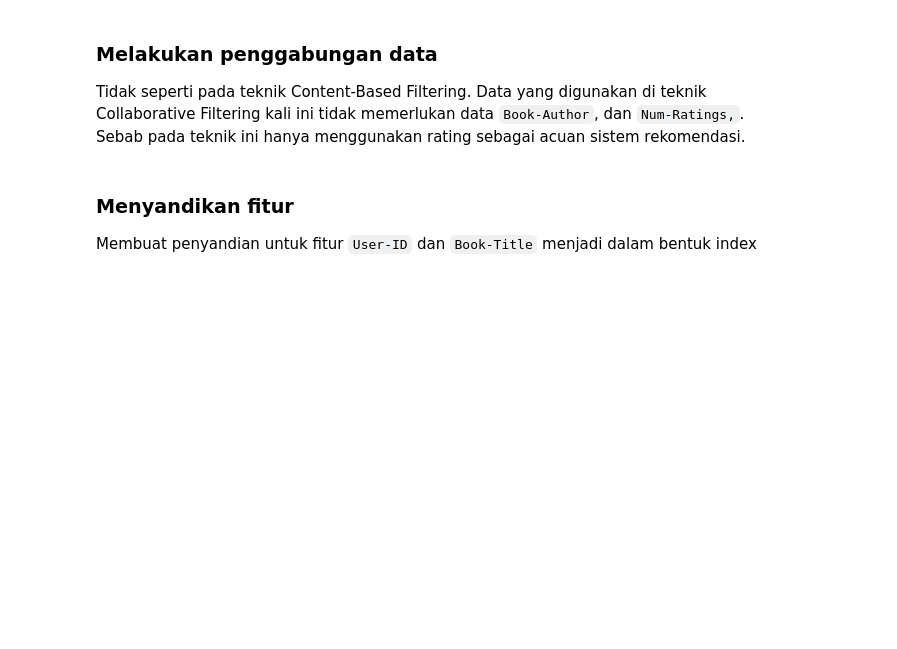
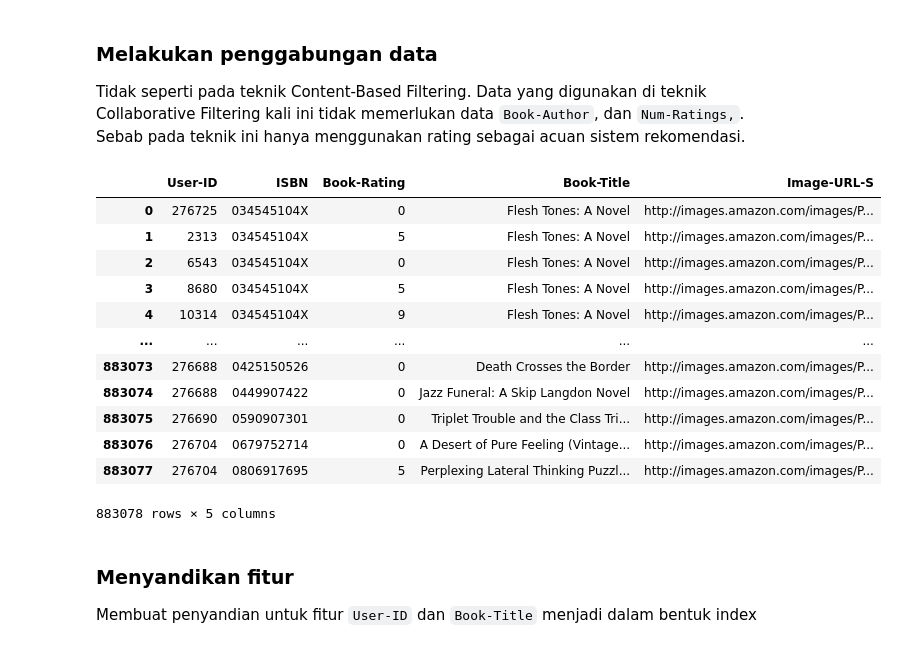
Before and after one commit to ziss11/books-recommendation, a Jupyter notebook: BookRecommendation.ipynb, the cells around one changed output. Cells and saved outputs as stored; diff of their text form; code cells hidden in the pictures; blank space fills up the shorter version.

```diff
--- a/BookRecommendation.ipynb
+++ b/BookRecommendation.ipynb
@@ -480,7 +502,22 @@ Tidak seperti pada teknik Content-Based Filtering. Data yang digunakan di teknik
 # %%
 df = ratings
 df = df.merge(new_books, on='ISBN')
 df.drop(['Num-Ratings', 'Book-Author'], axis=1, inplace=True)
+df
+# %% [output]
+|  | User-ID | ISBN | Book-Rating | Book-Title | Image-URL-S |
+| 0 | 276725 | 034545104X | 0 | Flesh Tones: A Novel | http://images.amazon.com/images/P... |
+| 1 | 2313 | 034545104X | 5 | Flesh Tones: A Novel | http://images.amazon.com/images/P... |
+| 2 | 6543 | 034545104X | 0 | Flesh Tones: A Novel | http://images.amazon.com/images/P... |
+| 3 | 8680 | 034545104X | 5 | Flesh Tones: A Novel | http://images.amazon.com/images/P... |
+| 4 | 10314 | 034545104X | 9 | Flesh Tones: A Novel | http://images.amazon.com/images/P... |
+| ... | ... | ... | ... | ... | ... |
+| 883073 | 276688 | 0425150526 | 0 | Death Crosses the Border | http://images.amazon.com/images/P... |
+| 883074 | 276688 | 0449907422 | 0 | Jazz Funeral: A Skip Langdon Novel | http://images.amazon.com/images/P... |
+| 883075 | 276690 | 0590907301 | 0 | Triplet Trouble and the Class Tri... | http://images.amazon.com/images/P... |
+| 883076 | 276704 | 0679752714 | 0 | A Desert of Pure Feeling (Vintage... | http://images.amazon.com/images/P... |
+| 883077 | 276704 | 0806917695 | 5 | Perplexing Lateral Thinking Puzzl... | http://images.amazon.com/images/P... |
+883078 rows × 5 columns
 # %% [markdown]
 ### **Menyandikan fitur**
 Membuat penyandian untuk fitur `User-ID` dan `Book-Title` menjadi dalam bentuk index
```
Also changed, not shown: parts of 5 cells of this notebook.
